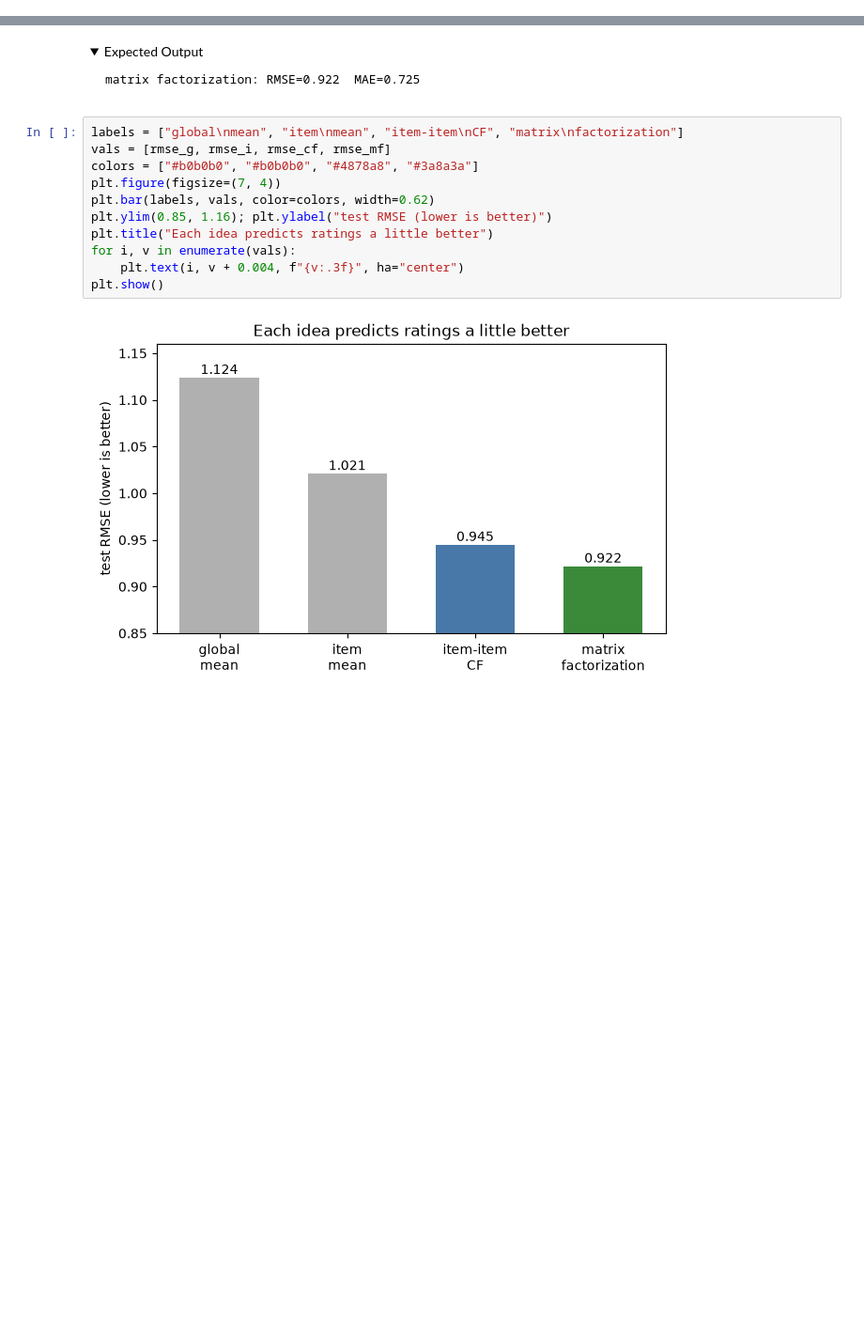
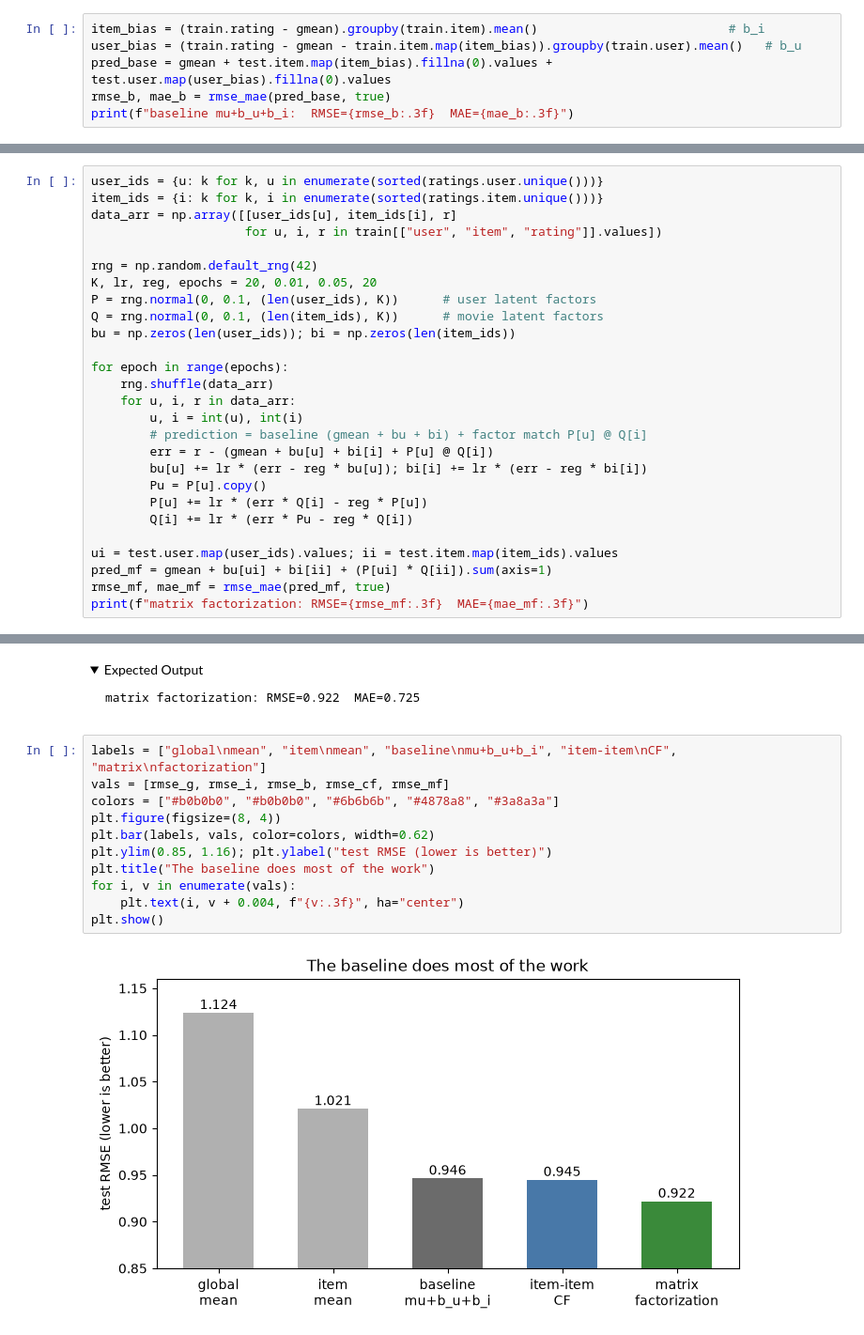
Before and after one commit to devomh/cdat4001-2026, a Jupyter notebook: u06_recommender_systems/l23_lab_content_based_recommenders.ipynb, the cells around one changed output, grey strips where cells are left out. Shown at 94% size. Drawn from its saved outputs; the diff is of its cells as text; folded sections open; blank space fills up the shorter version.

```diff
--- a/u06_recommender_systems/l23_lab_content_based_recommenders.ipynb
+++ b/u06_recommender_systems/l23_lab_content_based_recommenders.ipynb
@@ -307,0 +432,6 @@ matrix factorization: RMSE=0.922  MAE=0.725
+# %%
+item_bias = (train.rating - gmean).groupby(train.item).mean()                          # b_i
+user_bias = (train.rating - gmean - train.item.map(item_bias)).groupby(train.user).mean()   # b_u
+pred_base = gmean + test.item.map(item_bias).fillna(0).values + test.user.map(user_bias).fillna(0).values
+rmse_b, mae_b = rmse_mae(pred_base, true)
+print(f"baseline mu+b_u+b_i:  RMSE={rmse_b:.3f}  MAE={mae_b:.3f}")
@@ -307,0 +480,27 @@ matrix factorization: RMSE=0.922  MAE=0.725
+# %%
+user_ids = {u: k for k, u in enumerate(sorted(ratings.user.unique()))}
+item_ids = {i: k for k, i in enumerate(sorted(ratings.item.unique()))}
+data_arr = np.array([[user_ids[u], item_ids[i], r]
+                     for u, i, r in train[["user", "item", "rating"]].values])
+
+rng = np.random.default_rng(42)
+K, lr, reg, epochs = 20, 0.01, 0.05, 20
+P = rng.normal(0, 0.1, (len(user_ids), K))      # user latent factors
+Q = rng.normal(0, 0.1, (len(item_ids), K))      # movie latent factors
+bu = np.zeros(len(user_ids)); bi = np.zeros(len(item_ids))
+
+for epoch in range(epochs):
+    rng.shuffle(data_arr)
+    for u, i, r in data_arr:
+        u, i = int(u), int(i)
+        # prediction = baseline (gmean + bu + bi) + factor match P[u] @ Q[i]
+        err = r - (gmean + bu[u] + bi[i] + P[u] @ Q[i])
+        bu[u] += lr * (err - reg * bu[u]); bi[i] += lr * (err - reg * bi[i])
+        Pu = P[u].copy()
+        P[u] += lr * (err * Q[i] - reg * P[u])
+        Q[i] += lr * (err * Pu - reg * Q[i])
+
+ui = test.user.map(user_ids).values; ii = test.item.map(item_ids).values
+pred_mf = gmean + bu[ui] + bi[ii] + (P[ui] * Q[ii]).sum(axis=1)
+rmse_mf, mae_mf = rmse_mae(pred_mf, true)
+print(f"matrix factorization: RMSE={rmse_mf:.3f}  MAE={mae_mf:.3f}")
@@ -313,15 +514,15 @@ matrix factorization: RMSE=0.922  MAE=0.725
 ~~~
 </details>
 # %%
-labels = ["global\nmean", "item\nmean", "item-item\nCF", "matrix\nfactorization"]
-vals = [rmse_g, rmse_i, rmse_cf, rmse_mf]
-colors = ["#b0b0b0", "#b0b0b0", "#4878a8", "#3a8a3a"]
-plt.figure(figsize=(7, 4))
+labels = ["global\nmean", "item\nmean", "baseline\nmu+b_u+b_i", "item-item\nCF", "matrix\nfactorization"]
+vals = [rmse_g, rmse_i, rmse_b, rmse_cf, rmse_mf]
+colors = ["#b0b0b0", "#b0b0b0", "#6b6b6b", "#4878a8", "#3a8a3a"]
+plt.figure(figsize=(8, 4))
 plt.bar(labels, vals, color=colors, width=0.62)
 plt.ylim(0.85, 1.16); plt.ylabel("test RMSE (lower is better)")
-plt.title("Each idea predicts ratings a little better")
+plt.title("The baseline does most of the work")
 for i, v in enumerate(vals):
     plt.text(i, v + 0.004, f"{v:.3f}", ha="center")
 plt.show()
 # %% [output]
-[figure, old version]
+[figure, new version]
```
Also changed, not shown: parts of 50 cells of this notebook, 4 other files.
